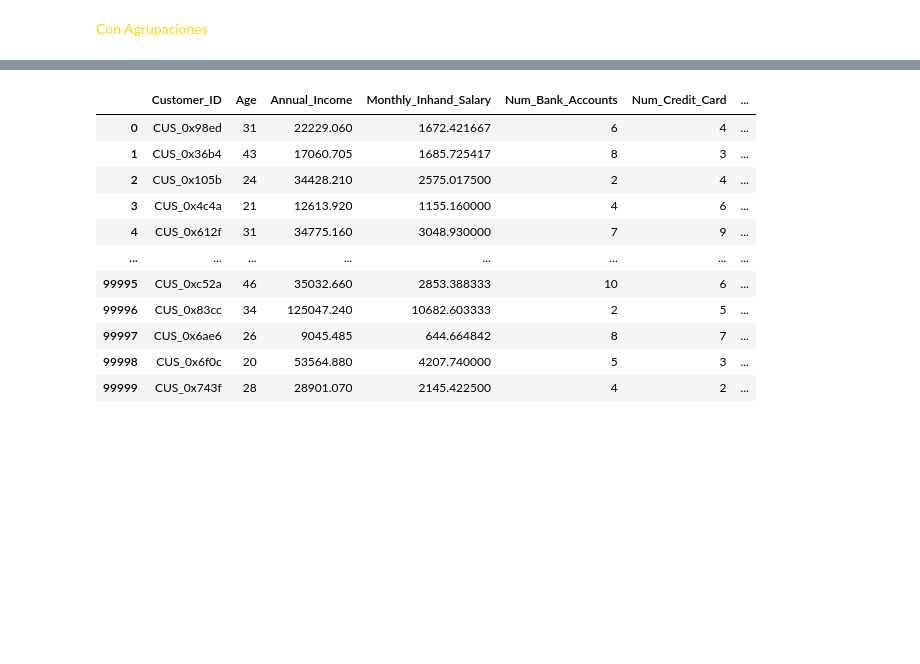
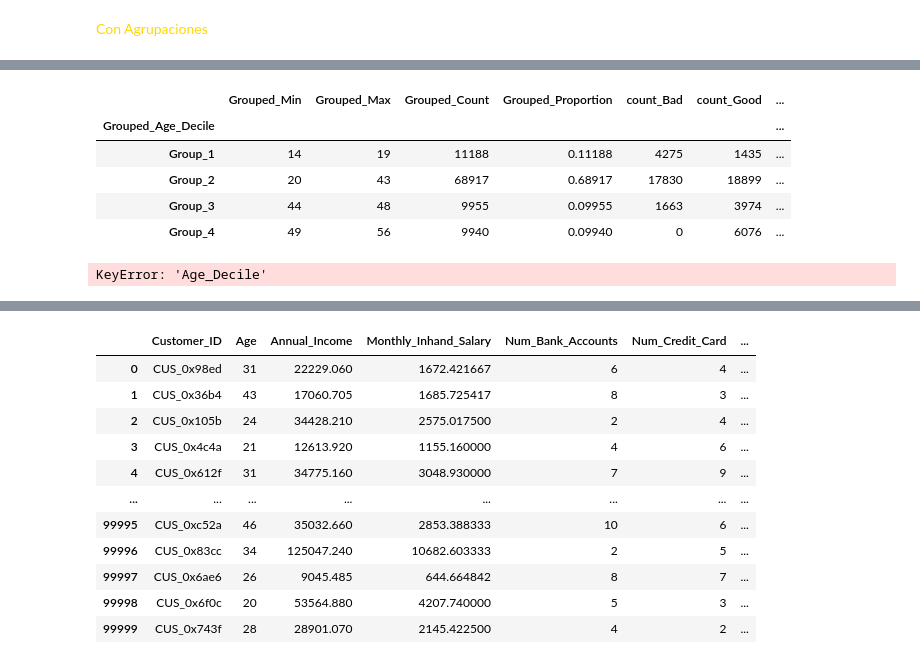
Before and after one commit to adoljc87/SCORE, a Jupyter notebook: notebooks/1_BIVARIATE_ANALYSIS/1_Age.ipynb, the cells around one changed output, grey strips where cells are left out. Saved outputs shown, nothing was run; the diff lists cells and outputs as text; code cells hidden in the pictures; blank space fills up the shorter version.

Commit message:
se continúa desarrollando el análisis bivariado para age y mejorando el análisis de deciles

```diff
--- a/notebooks/1_BIVARIATE_ANALYSIS/1_Age.ipynb
+++ b/notebooks/1_BIVARIATE_ANALYSIS/1_Age.ipynb
@@ -94,0 +65,11 @@ deciles
+# %%
+continuous_variable="Age"
+decile_col_name = "Age_Decile"
+target_col = "Credit_Mix"
+
+analysis_summary = summarize_decile_analysis(df, continuous_variable, decile_col_name, target_col)
+
+# Obtener los resultados
+df_deciles = analysis_summary["df_deciles"]  # DataFrame con los deciles asignados
+deciles = analysis_summary["decile_summary"]  # Resumen de deciles con conteos y proporciones
+deciles
@@ -291,0 +287,62 @@ deciles
+# %%
+continuous_variable="Age"
+decile_col_name = "Age_Decile"
+target_col = "Credit_Mix"
+
+group_map = {0: "Group_1",
+             1: "Group_2",
+             2: "Group_2",
+             3: "Group_2",
+             4: "Group_2",
+             5: "Group_2",
+             6: "Group_2",
+             7: "Group_2",
+             8: "Group_3",
+             9: "Group_4"}
+
+
+# Agrupar los deciles
+grouped_col_name = "Grouped_Age_Decile"
+df_grouped = group_deciles(df_deciles, decile_col_name, grouped_col_name, group_map)
+
+summary_results = summarize_grouped_deciles(df_grouped, grouped_col_name, continuous_variable, target_col, prefix="Grouped_")
+summary_results['df']
+
+# POR ACÁ!!!! revisar estos resultadas:
+# %% [output]
+|  | Grouped_Min | Grouped_Max | Grouped_Count | Grouped_Proportion | count_Bad | count_Good | ... |
+| Grouped_Age_Decile |  |  |  |  |  |  | ... |
+| Group_1 | 14 | 19 | 11188 | 0.11188 | 4275 | 1435 | ... |
+| Group_2 | 20 | 43 | 68917 | 0.68917 | 17830 | 18899 | ... |
+| Group_3 | 44 | 48 | 9955 | 0.09955 | 1663 | 3974 | ... |
+| Group_4 | 49 | 56 | 9940 | 0.09940 | 0 | 6076 | ... |
+# %%
+
+
+continuous_variable="Age"
+# Definir el nombre de la columna de deciles
+decile_col_name = "Age_Decile"
+target_col = "Credit_Mix"
+
+# Definir un mapeo de agrupación
+group_map = {0: "Group_1",
+             1: "Group_2",
+             2: "Group_2",
+             3: "Group_2",
+             4: "Group_2",
+             5: "Group_2",
+             6: "Group_2",
+             7: "Group_2",
+             8: "Group_3",
+             9: "Group_4"}
+
+
+# Agrupar los deciles
+grouped_col_name = "Grouped_Age_Decile"
+df_grouped = group_deciles(deciles, decile_col_name, grouped_col_name, group_map)
+
+summary_results = summarize_grouped_deciles(df_grouped, grouped_col_name, continuous_variable, target_col, prefix="Grouped_")
+group_deciles = summary_results['df']
+display(group_deciles)
+# %% [output]
+KeyError: 'Age_Decile'
```
Also changed, not shown: parts of 26 cells of this notebook, 1 other file.
